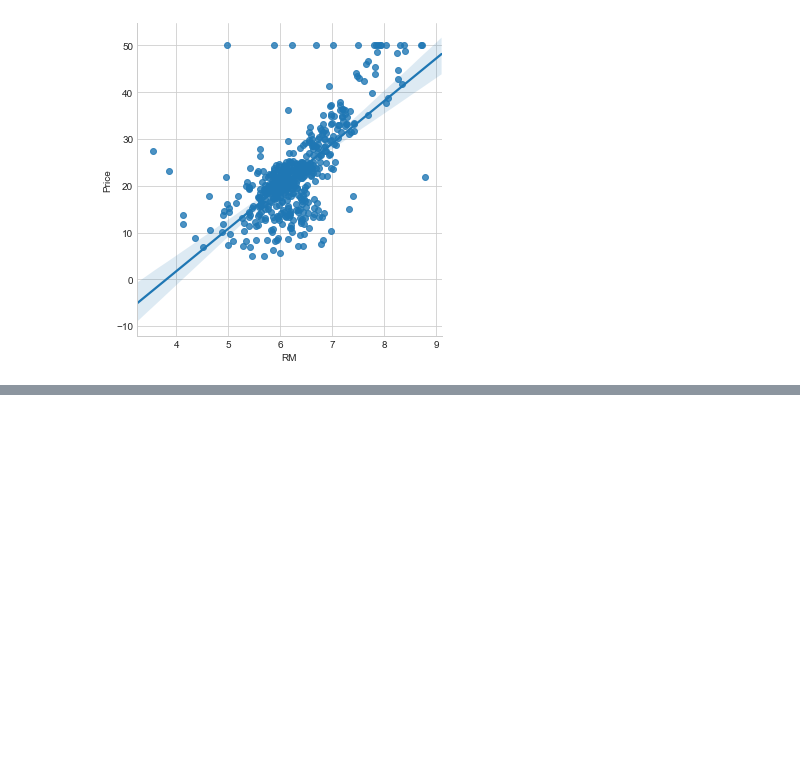
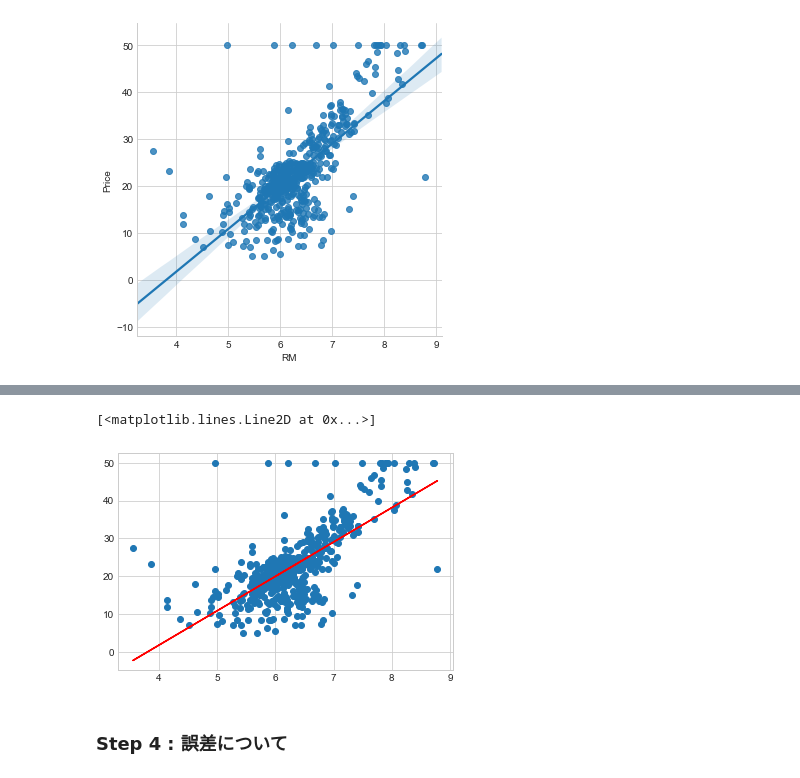
Before and after one commit to takguchi/machine-leaning, a Jupyter notebook: Liner-regression.ipynb, the cells around one changed output, grey strips where cells are left out. Saved outputs shown, nothing was run; the diff lists cells and outputs as text; code cells hidden in the pictures; blank space fills up the shorter version.

```diff
--- a/Liner-regression.ipynb
+++ b/Liner-regression.ipynb
@@ -88,0 +97,3 @@ sns.lmplot('RM','Price', data=boston_df)
+# %%
+# 2次元のarrayを作成
+X = np.vstack(boston_df.RM)
@@ -88,0 +124,8 @@ sns.lmplot('RM','Price', data=boston_df)
+# %%
+Y = boston_df.Price
+# %%
+# Xを[X 1]の形にする
+X = np.array([[value, 1] for value in X],dtype=float)
+# %%
+# 最小二乗法の計算を実行
+a, b = np.linalg.lstsq(X, Y)[0]
@@ -88,0 +135,12 @@ sns.lmplot('RM','Price', data=boston_df)
+# %%
+# 元のデータをプロット
+plt.plot(boston_df.RM, boston_df.Price, 'o')
+
+#求めた回帰直線を描く
+x = boston_df.RM
+plt.plot(x, a*x+b, 'r')
+# %% [output]
+[<matplotlib.lines.Line2D at 0x...>]
+[figure, added]
+# %% [markdown]
+### Step 4 : 誤差について
```
Also changed, not shown: parts of 35 cells of this notebook.
